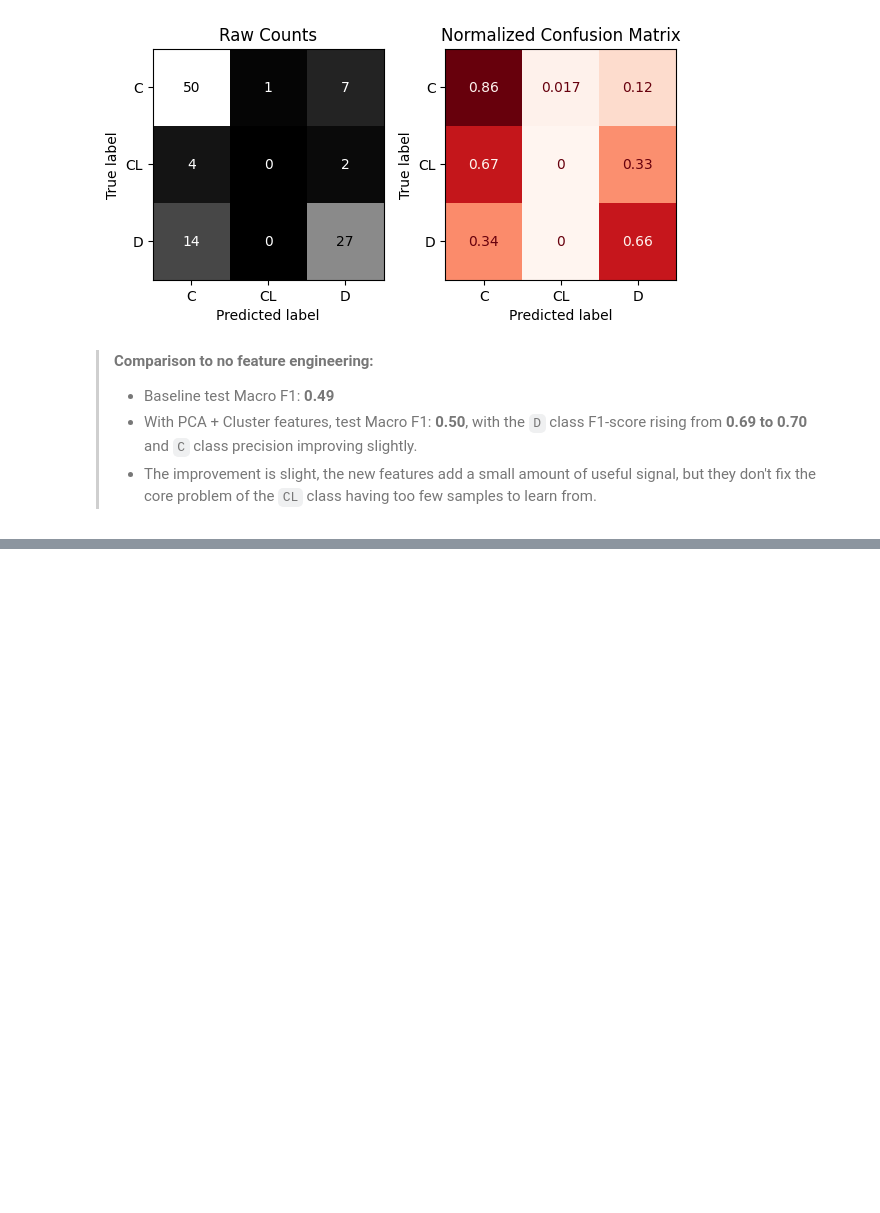
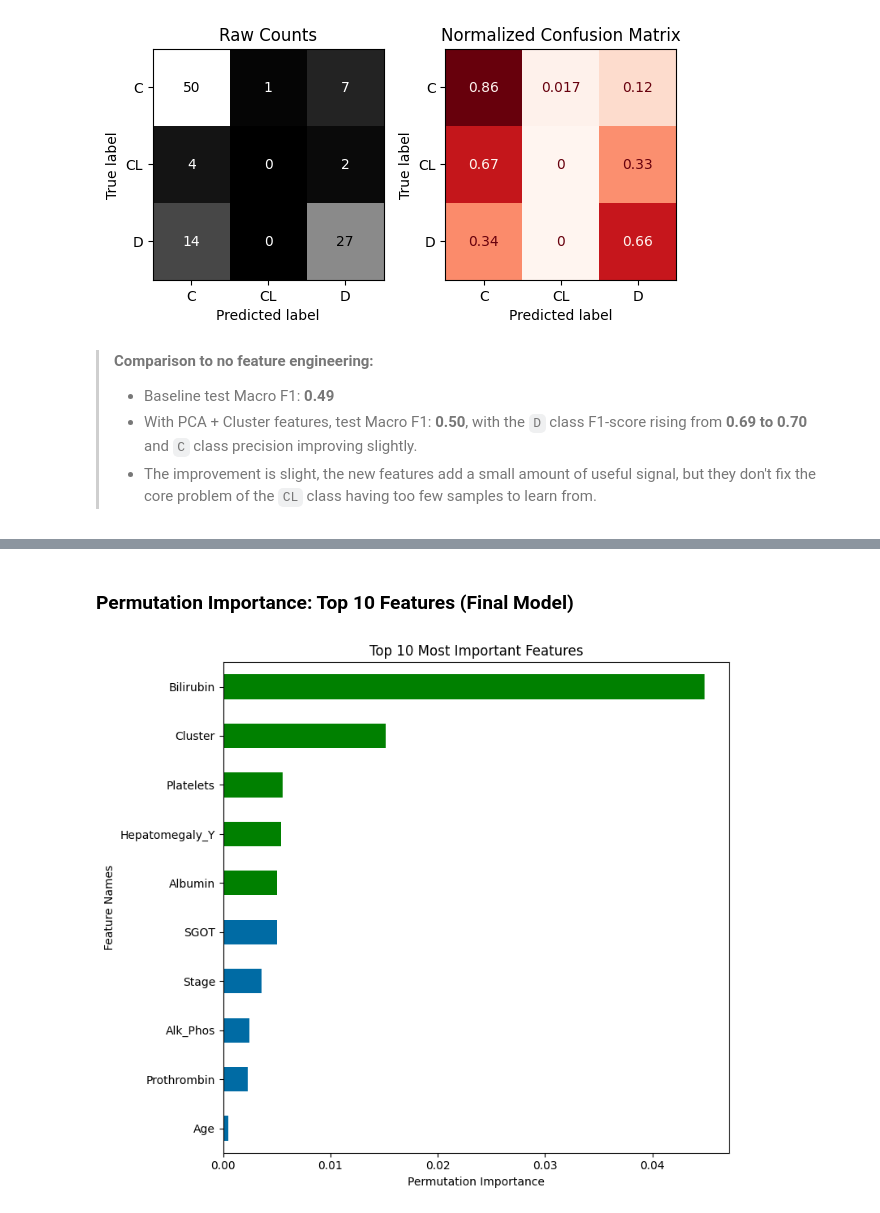
Before and after one commit to swirita/Cirrhosis-Prediction, a Jupyter notebook: Cirrhosis_Prediction.ipynb, the cells around one changed output, grey strips where cells are left out. Saved outputs shown, nothing was run; the diff lists cells and outputs as text; code cells hidden in the pictures; blank space fills up the shorter version.

```diff
--- a/Cirrhosis_Prediction.ipynb
+++ b/Cirrhosis_Prediction.ipynb
@@ -1034,0 +1119,31 @@ weighted avg       0.70      0.73      0.71       105
+# %% [markdown]
+### Permutation Importance: Top 10 Features (Final Model)
+# %%
+r_final = permutation_importance(
+    rf,
+    X_test_sel,
+    y_test,
+    n_repeats=10,
+    random_state=42,
+    scoring='f1_macro',
+    n_jobs=-1
+)
+
+perm_importances_final = pd.Series(
+    r_final['importances_mean'],
+    index=X_test_sel.columns,
+    name='Permutation Importance'
+).sort_values(ascending=False)
+
+colors_top5_final = get_color_dict(perm_importances_final, top_n=5)
+
+ax = plot_importance_color(
+    perm_importances_final,
+    color_dict=colors_top5_final,
+    top_n=10,
+    figsize=(8, 7)
+)
+ax.set_xlabel("Permutation Importance")
+plt.tight_layout();
+# %% [output]
+[figure, added]
```
Also changed, not shown: parts of 10 cells of this notebook.
